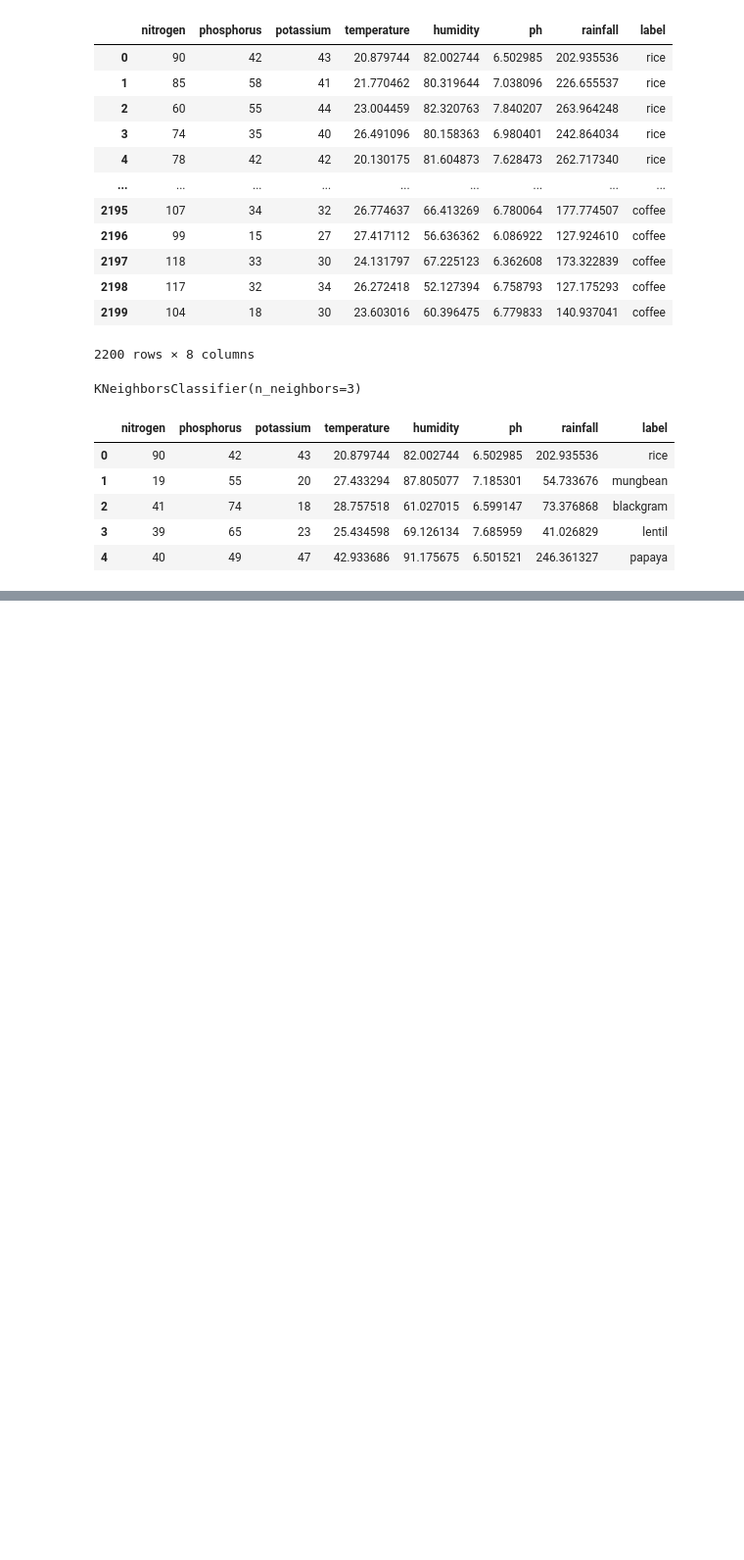
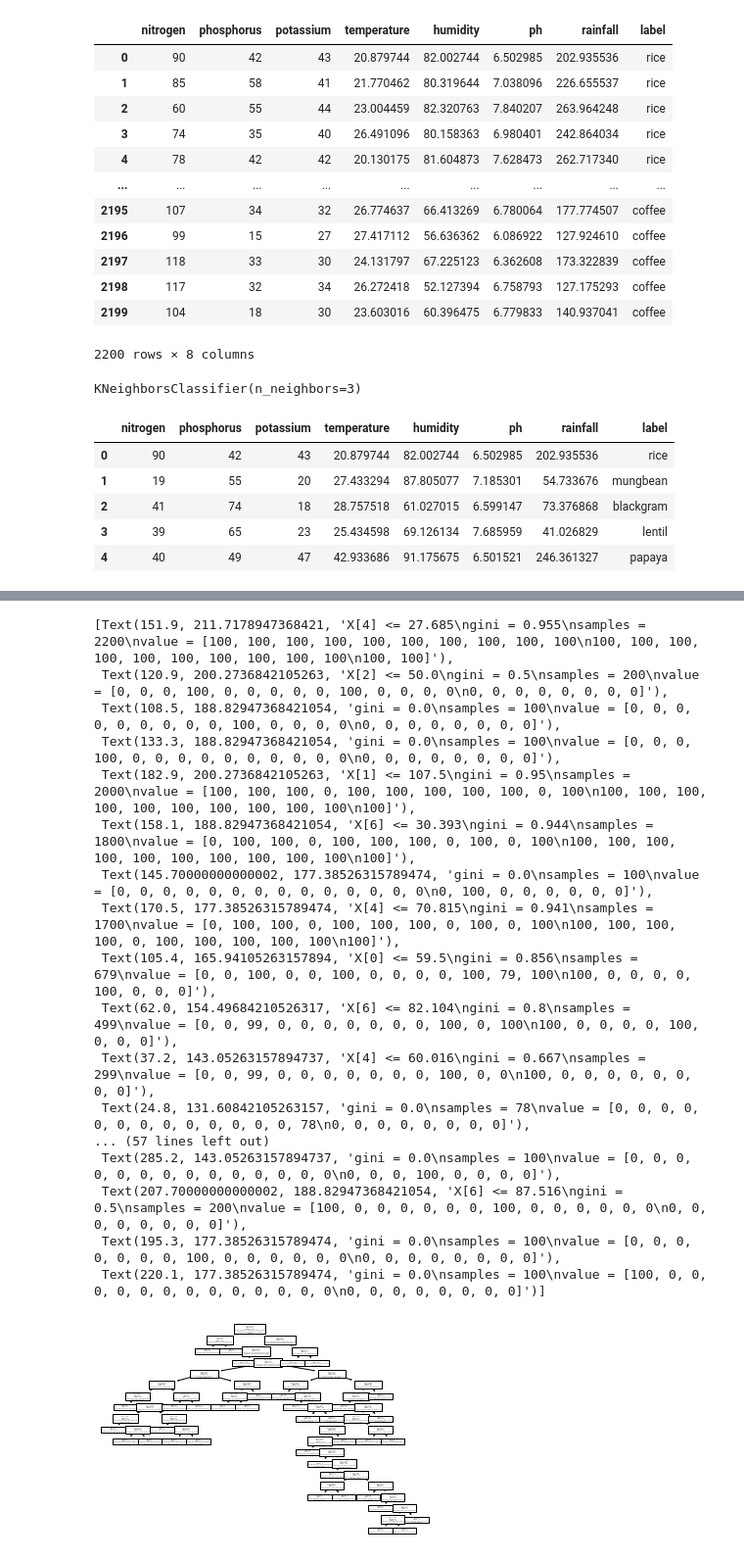
Before and after one commit to jm55/DLSU-Intelligent-Systems, a Jupyter notebook: Machine Learning/notebook.ipynb, the cells around one changed output, grey strips where cells are left out. Shown at 98% size. Saved outputs shown, nothing was run; the diff lists cells and outputs as text; code cells hidden in the pictures; blank space fills up the shorter version.

```diff
--- a/Machine Learning/notebook.ipynb
+++ b/Machine Learning/notebook.ipynb
@@ -55,3 +59,19 @@ test_data
 | 2 | 41 | 74 | 18 | 28.757518 | 61.027015 | 6.599147 | 73.376868 | blackgram | blackgram |
 | 3 | 39 | 65 | 23 | 25.434598 | 69.126134 | 7.685959 | 41.026829 | lentil | lentil |
 | 4 | 40 | 49 | 47 | 42.933686 | 91.175675 | 6.501521 | 246.361327 | papaya | papaya |
+# %%
+# Descision Trees
+FEATURES = ['nitrogen', 'phosphorus', 'potassium', 'temperature', 'humidity','ph','rainfall']
+x = crops_df[FEATURES].copy()
+y = crops_df['label']
+
+dct = DecisionTreeClassifier()
+dct.fit(x,y)
+
+# Load test data
+test_data = pd.read_csv('Test_data.csv')
+test_data
+
+test_data['prediction'] = dct.predict(test_data[FEATURES])
+
+test_data
@@ -57,0 +85,23 @@ test_data
+# %%
+plt.figure(figsize=(30, 30))
+plot_tree(dct)
+plt.show()
+# %% [output]
+[Text(151.9, 211.7178947368421, 'X[4] <= 27.685\ngini = 0.955\nsamples = 2200\nvalue = [100, 100, 100, 100, 100, 100, 100, 100, 100, 100\n100, 100, 100, 100, 100, 100, 100, 100, 100, 100\n100, 100]'),
+ Text(120.9, 200.2736842105263, 'X[2] <= 50.0\ngini = 0.5\nsamples = 200\nvalue = [0, 0, 0, 100, 0, 0, 0, 0, 0, 100, 0, 0, 0, 0\n0, 0, 0, 0, 0, 0, 0, 0]'),
+ Text(108.5, 188.82947368421054, 'gini = 0.0\nsamples = 100\nvalue = [0, 0, 0, 0, 0, 0, 0, 0, 0, 100, 0, 0, 0, 0\n0, 0, 0, 0, 0, 0, 0, 0]'),
+ Text(133.3, 188.82947368421054, 'gini = 0.0\nsamples = 100\nvalue = [0, 0, 0, 100, 0, 0, 0, 0, 0, 0, 0, 0, 0, 0\n0, 0, 0, 0, 0, 0, 0, 0]'),
+ Text(182.9, 200.2736842105263, 'X[1] <= 107.5\ngini = 0.95\nsamples = 2000\nvalue = [100, 100, 100, 0, 100, 100, 100, 100, 100, 0, 100\n100, 100, 100, 100, 100, 100, 100, 100, 100, 100\n100]'),
+ Text(158.1, 188.82947368421054, 'X[6] <= 30.393\ngini = 0.944\nsamples = 1800\nvalue = [0, 100, 100, 0, 100, 100, 100, 0, 100, 0, 100\n100, 100, 100, 100, 100, 100, 100, 100, 100, 100\n100]'),
+ Text(145.70000000000002, 177.38526315789474, 'gini = 0.0\nsamples = 100\nvalue = [0, 0, 0, 0, 0, 0, 0, 0, 0, 0, 0, 0, 0, 0\n0, 100, 0, 0, 0, 0, 0, 0]'),
+ Text(170.5, 177.38526315789474, 'X[4] <= 70.815\ngini = 0.941\nsamples = 1700\nvalue = [0, 100, 100, 0, 100, 100, 100, 0, 100, 0, 100\n100, 100, 100, 100, 0, 100, 100, 100, 100, 100\n100]'),
+ Text(105.4, 165.94105263157894, 'X[0] <= 59.5\ngini = 0.856\nsamples = 679\nvalue = [0, 0, 100, 0, 0, 100, 0, 0, 0, 0, 100, 79, 100\n100, 0, 0, 0, 0, 100, 0, 0, 0]'),
+ Text(62.0, 154.49684210526317, 'X[6] <= 82.104\ngini = 0.8\nsamples = 499\nvalue = [0, 0, 99, 0, 0, 0, 0, 0, 0, 0, 100, 0, 100\n100, 0, 0, 0, 0, 100, 0, 0, 0]'),
+ Text(37.2, 143.05263157894737, 'X[4] <= 60.016\ngini = 0.667\nsamples = 299\nvalue = [0, 0, 99, 0, 0, 0, 0, 0, 0, 0, 100, 0, 0\n100, 0, 0, 0, 0, 0, 0, 0, 0]'),
+ Text(24.8, 131.60842105263157, 'gini = 0.0\nsamples = 78\nvalue = [0, 0, 0, 0, 0, 0, 0, 0, 0, 0, 0, 0, 0, 78\n0, 0, 0, 0, 0, 0, 0, 0]'),
+... (57 lines left out)
+ Text(285.2, 143.05263157894737, 'gini = 0.0\nsamples = 100\nvalue = [0, 0, 0, 0, 0, 0, 0, 0, 0, 0, 0, 0, 0, 0\n0, 0, 0, 100, 0, 0, 0, 0]'),
+ Text(207.70000000000002, 188.82947368421054, 'X[6] <= 87.516\ngini = 0.5\nsamples = 200\nvalue = [100, 0, 0, 0, 0, 0, 0, 100, 0, 0, 0, 0, 0, 0\n0, 0, 0, 0, 0, 0, 0, 0]'),
+ Text(195.3, 177.38526315789474, 'gini = 0.0\nsamples = 100\nvalue = [0, 0, 0, 0, 0, 0, 0, 100, 0, 0, 0, 0, 0, 0\n0, 0, 0, 0, 0, 0, 0, 0]'),
+ Text(220.1, 177.38526315789474, 'gini = 0.0\nsamples = 100\nvalue = [100, 0, 0, 0, 0, 0, 0, 0, 0, 0, 0, 0, 0, 0\n0, 0, 0, 0, 0, 0, 0, 0]')]
+[figure, added]
```
Also changed, not shown: parts of 3 cells of this notebook.
